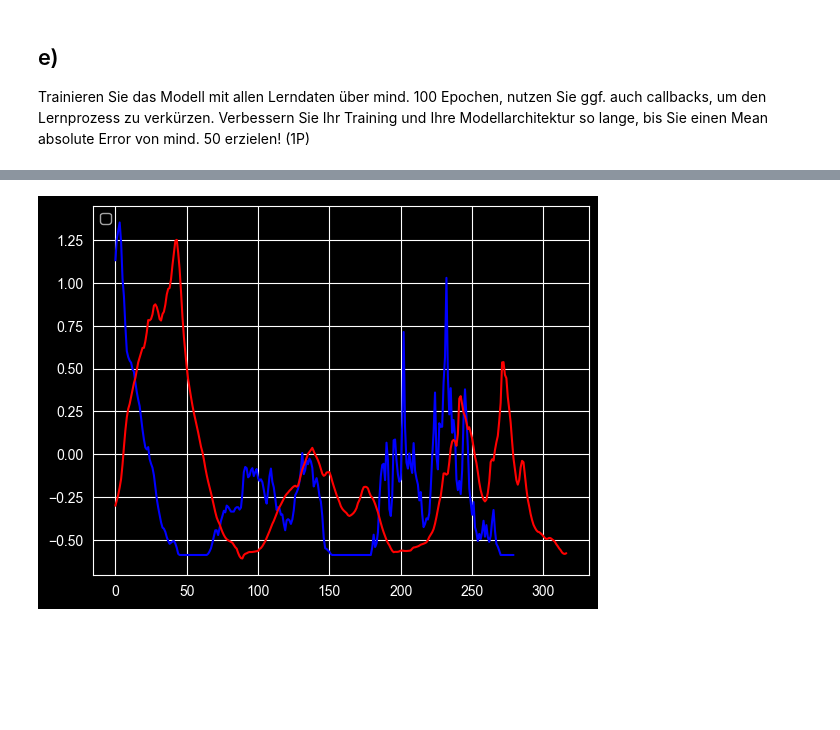
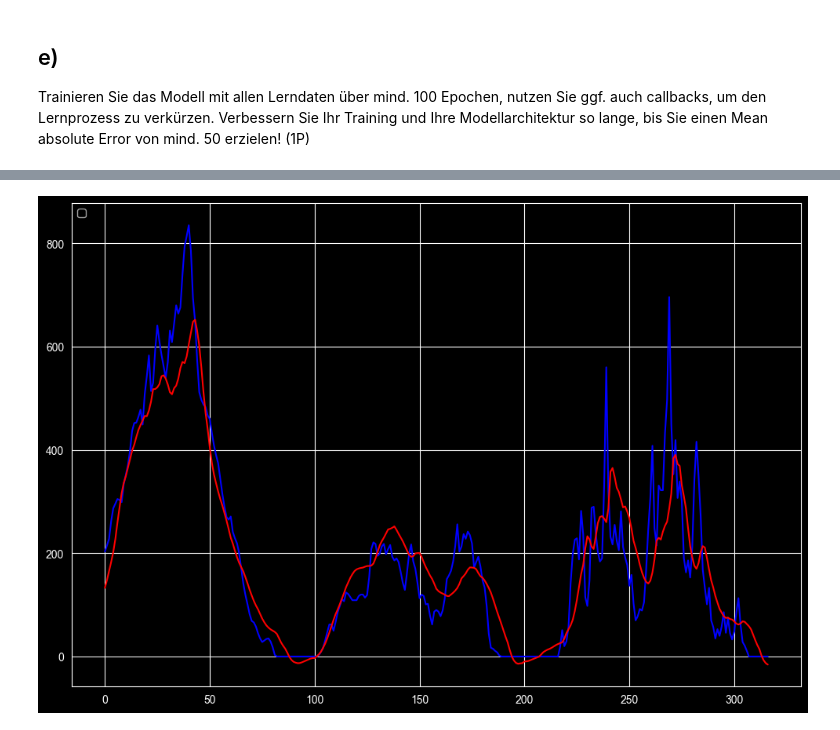
Before and after one commit to MuhammedKrz/DatenanalyseUndMLPraktika, a Jupyter notebook: Blatt 9/Praktikum9.ipynb, the cells around one changed output, grey strips where cells are left out. Drawn from its saved outputs; the diff is of its cells as text; code cells hidden in the pictures; blank space fills up the shorter version.

```diff
--- a/Blatt 9/Praktikum9.ipynb
+++ b/Blatt 9/Praktikum9.ipynb
@@ -203,9 +195,9 @@ prognostizierten Werten! (0.5P)
 
 <img src="images/1f.png" width=900>
 # %%
-plt.plot(y_true, color='blue')
-plt.plot(y_pred, color='red')
+plt.plot(y_true_inv, color='blue')
+plt.plot(y_pred_inv, color='red')
 plt.legend(loc='upper left')
 plt.show()
 # %% [output]
-[figure, old version]
+[figure, new version]
```
Also changed, not shown: parts of 4 cells of this notebook.
